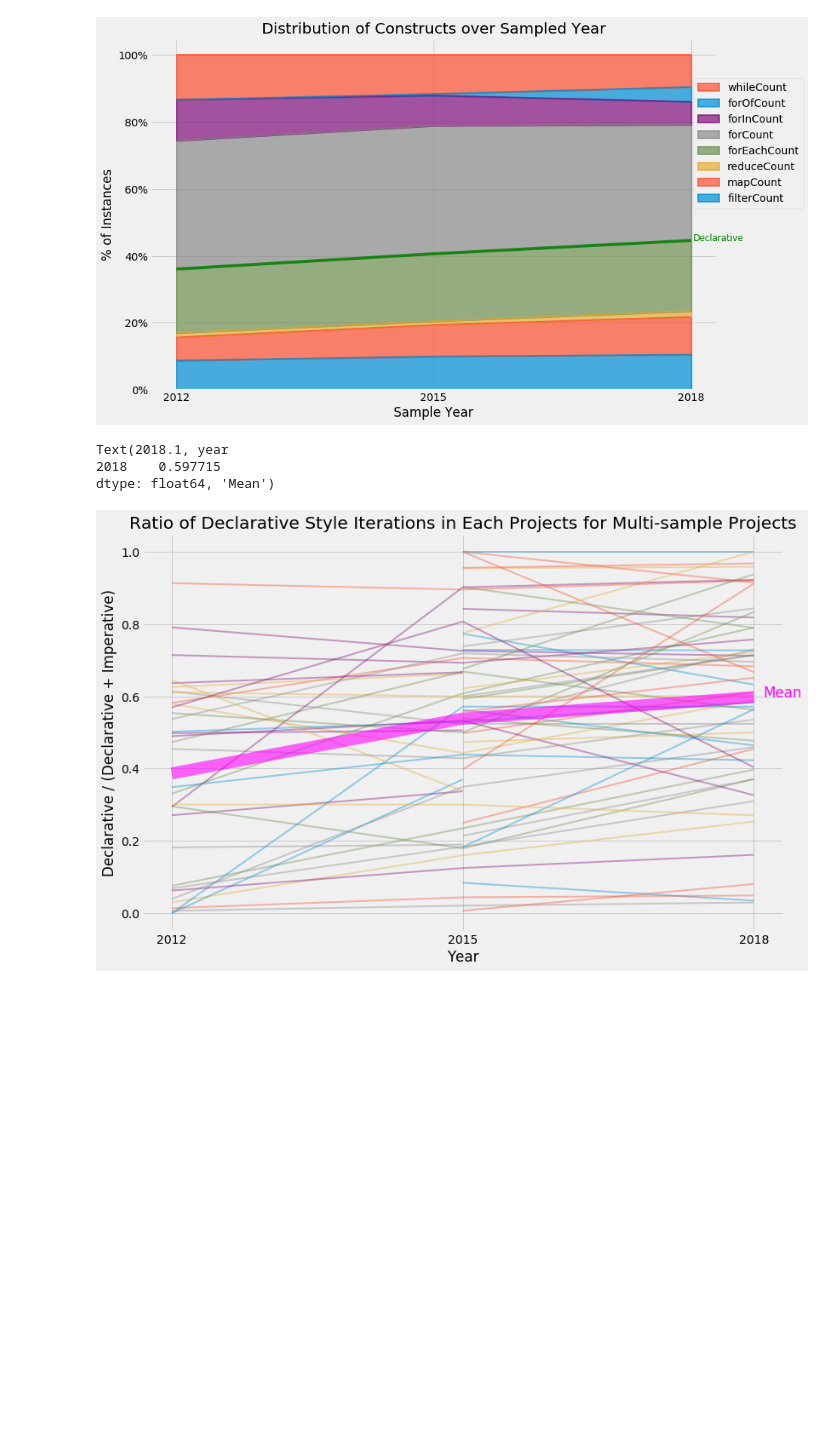
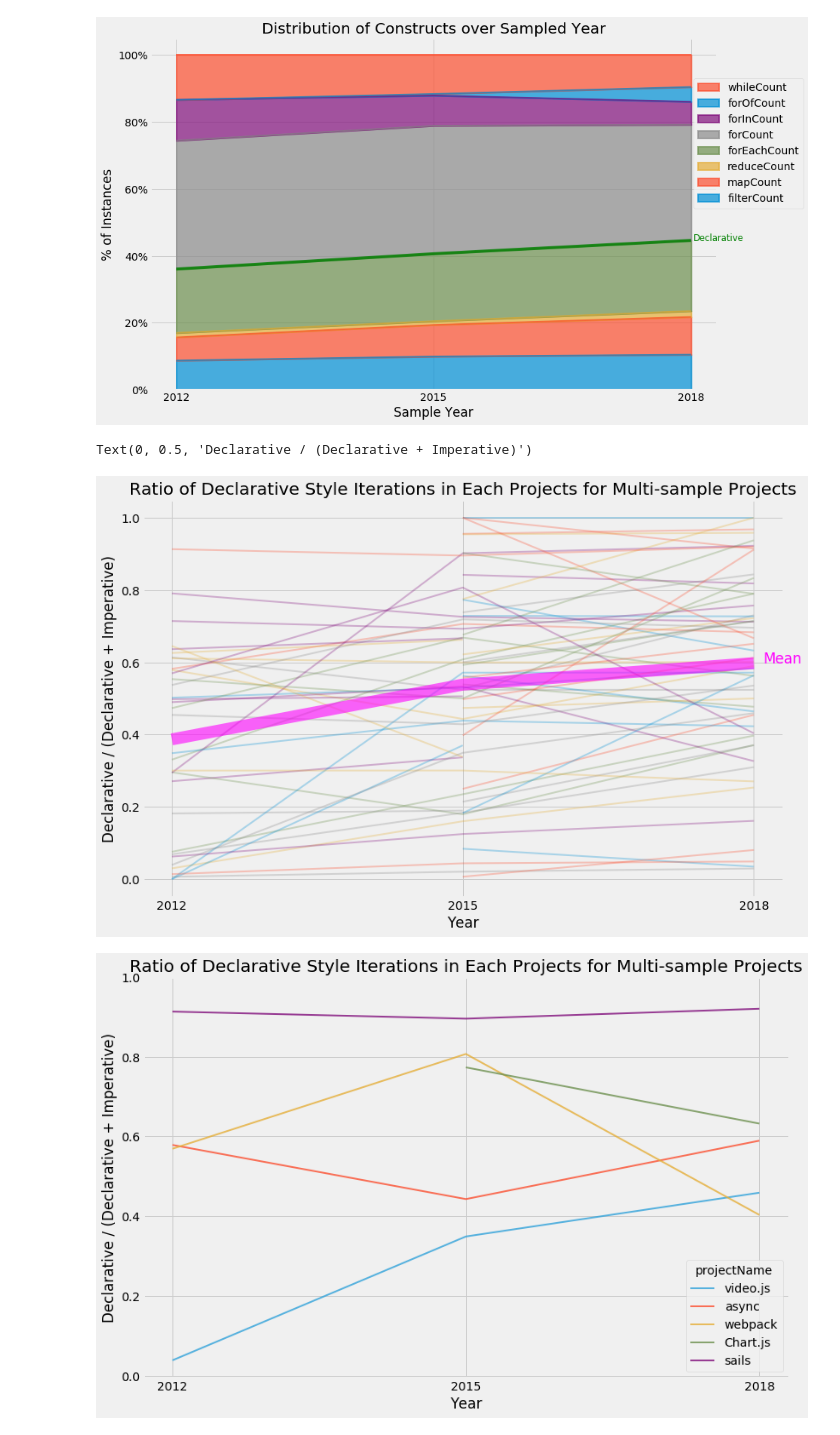
Before and after one commit to Luftzig/js-analyzer, a Jupyter notebook: results/graphs/Graphs.ipynb, the cells around one changed output. Saved outputs shown, nothing was run; the diff lists cells and outputs as text; code cells hidden in the pictures; blank space fills up the shorter version.

```diff
--- a/results/graphs/Graphs.ipynb
+++ b/results/graphs/Graphs.ipynb
@@ -389,37 +390,48 @@ by_project_year["declarativeRatio"] = by_project_year["declarativeCount"].divide
 
 by_project = years_2012_2018.groupby("projectName").nunique()
 projects_with_more_than_1_sample = by_project[by_project["year"] > 1].index
 projects_with_1_sample = by_project[by_project["year"] == 1].index
 single_sample_projects = by_project_year[by_project_year.index.get_level_values("projectName").isin(projects_with_1_sample)]
 multi_sample_projects = by_project_year[~by_project_year.index.get_level_values("projectName").isin(projects_with_1_sample)]
 
 # Declarative Ratio for multi sample projects
 declarative_ratio_multi_sample = multi_sample_projects["declarativeRatio"].unstack().T
 axms = declarative_ratio_multi_sample.reindex().plot(
     title="Ratio of Declarative Style Iterations in Each Projects for Multi-sample Projects",
     linewidth=2,
     legend=False,
-    alpha=0.4,
+    alpha=0.3,
     xticks=declarative_ratio_multi_sample.reindex().index
 )
 axms.set_xlabel("Year")
 axms.set_ylabel("Declarative / (Declarative + Imperative)")
 axms.plot(declarative_ratio_multi_sample.reindex().index,
         multi_sample_projects["declarativeRatio"].unstack().mean(),
         color="magenta",
         alpha=0.6,
         linewidth=14,
        )
 axms.text(2018.1,
          multi_sample_projects["declarativeRatio"].unstack().mean().tail(1),
          "Mean",
          color="magenta",
          size="large")
+
+axms = declarative_ratio_multi_sample[["video.js", "async", "webpack", "Chart.js", "sails"]].reindex().plot(
+    title="Ratio of Declarative Style Iterations in Each Projects for Multi-sample Projects",
+    linewidth=2,
+    legend=True,
+    alpha=0.8,
+    xticks=declarative_ratio_multi_sample.reindex().index,
+    yticks=np.linspace(0, 1.0, 6),
+    colors=["#30a2da", "#fc4f30", "#e5ae38", "#6d904f", "#810f7c"]
+)
+axms.set_xlabel("Year")
+axms.set_ylabel("Declarative / (Declarative + Imperative)")
 # %% [output]
-Text(2018.1, year
-2018    0.597715
-dtype: float64, 'Mean')
+Text(0, 0.5, 'Declarative / (Declarative + Imperative)')
 [figure]
+[figure, added]
 # %%
 # Correlate declarative ratio with number of forks
 import seaborn as sns
```
Also changed, not shown: parts of 5 cells of this notebook, 44 other files.
